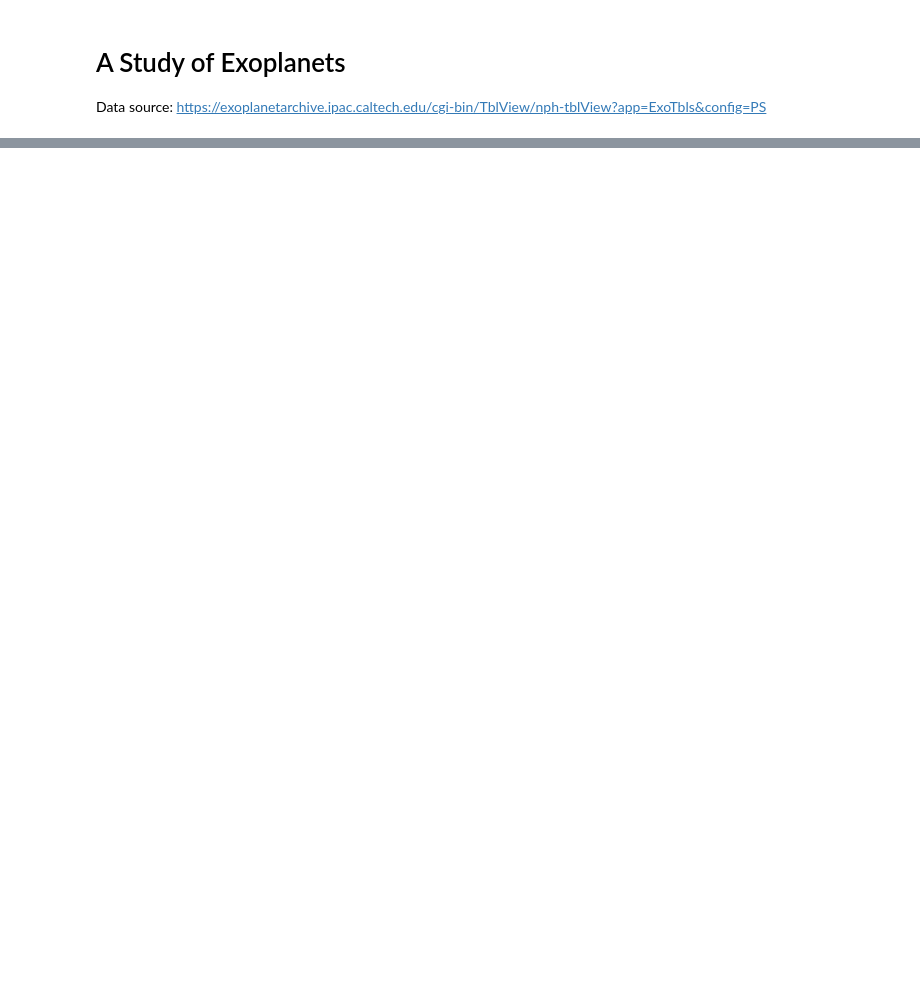
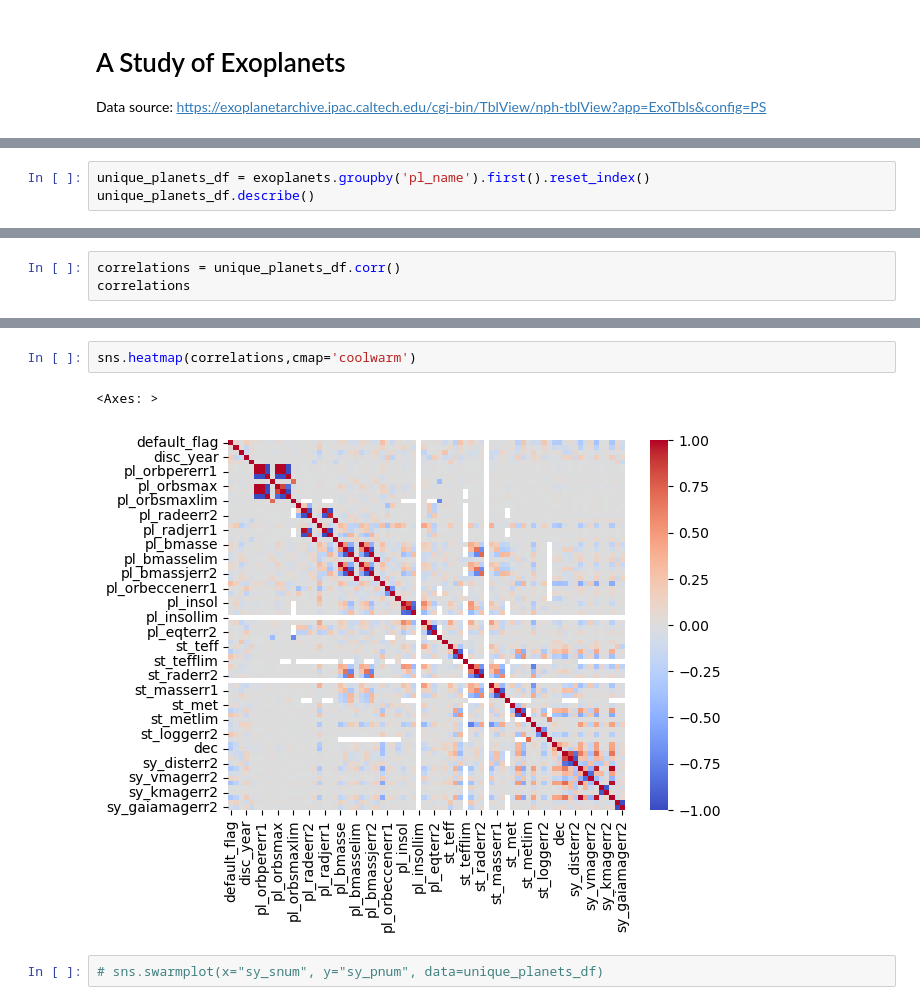
Before and after one commit to joncoe/exoplanet-discovery-CKS149, a Jupyter notebook: Exoplanet Study.ipynb, the cells around one changed output, grey strips where cells are left out. Cells and saved outputs as stored; diff of their text form; blank space fills up the shorter version.

```diff
--- a/Exoplanet Study.ipynb
+++ b/Exoplanet Study.ipynb
@@ -25,0 +43,3 @@ exoplanets
+# %%
+unique_planets_df = exoplanets.groupby('pl_name').first().reset_index()
+unique_planets_df.describe()
@@ -25,0 +61,3 @@ exoplanets
+# %%
+correlations = unique_planets_df.corr()
+correlations
@@ -25,0 +78,7 @@ exoplanets
+# %%
+sns.heatmap(correlations,cmap='coolwarm')
+# %% [output]
+<Axes: >
+[figure, added]
+# %%
+# sns.swarmplot(x="sy_snum", y="sy_pnum", data=unique_planets_df)
```
Also changed, not shown: parts of 6 cells of this notebook, 1 other file.
